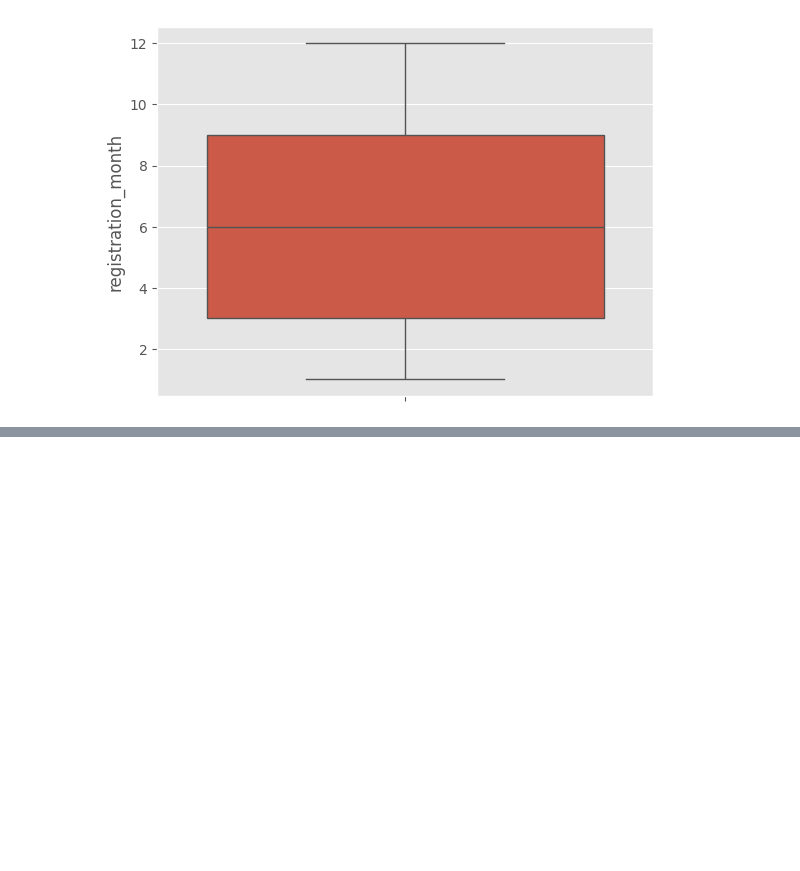
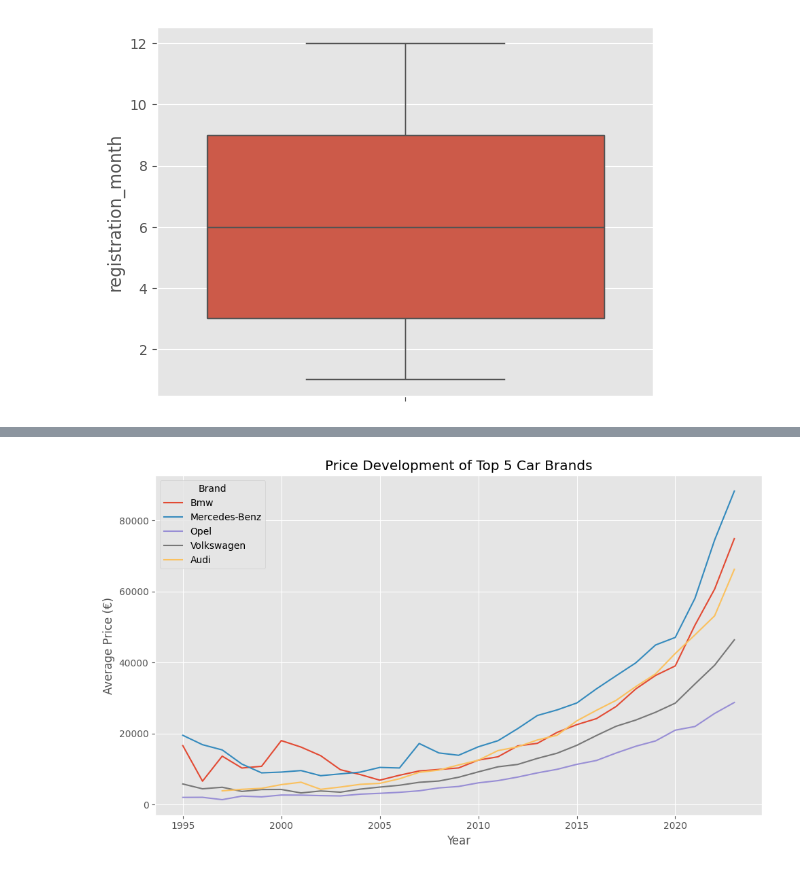
Before and after one commit to kiljos/data_mining, a Jupyter notebook: EDA/overlook_data.ipynb, the cells around one changed output, grey strips where cells are left out. Saved outputs shown, nothing was run; the diff lists cells and outputs as text; code cells hidden in the pictures; blank space fills up the shorter version.

```diff
--- a/EDA/overlook_data.ipynb
+++ b/EDA/overlook_data.ipynb
@@ -213,0 +172,28 @@ NameError: name 'df_initial' is not defined
+# %%
+top5_brands = df['brand'].value_counts().nlargest(5).index
+
+# Filter auf Top 5 Marken
+filtered_df = df[df['brand'].isin(top5_brands)]
+
+# Gruppieren: Durchschnittspreis pro Jahr und Marke
+grouped = (
+    filtered_df
+    .groupby(['year', 'brand'])['price_in_euro']
+    .mean()
+    .reset_index()
+)
+
+# 💡 Marken-Namen in Großbuchstaben umwandeln
+grouped['brand'] = grouped['brand'].str.title()
+
+# Plot
+plt.figure(figsize=(10, 6))
+sns.lineplot(data=grouped, x='year', y='price_in_euro', hue='brand')
+plt.title("Price Development of Top 5 Car Brands")
+plt.xlabel("Year")
+plt.ylabel("Average Price (€)")
+plt.legend(title='Brand')
+plt.tight_layout()
+plt.show()
+# %% [output]
+[figure, added]
```
Also changed, not shown: parts of 13 cells of this notebook, 1 other file.
